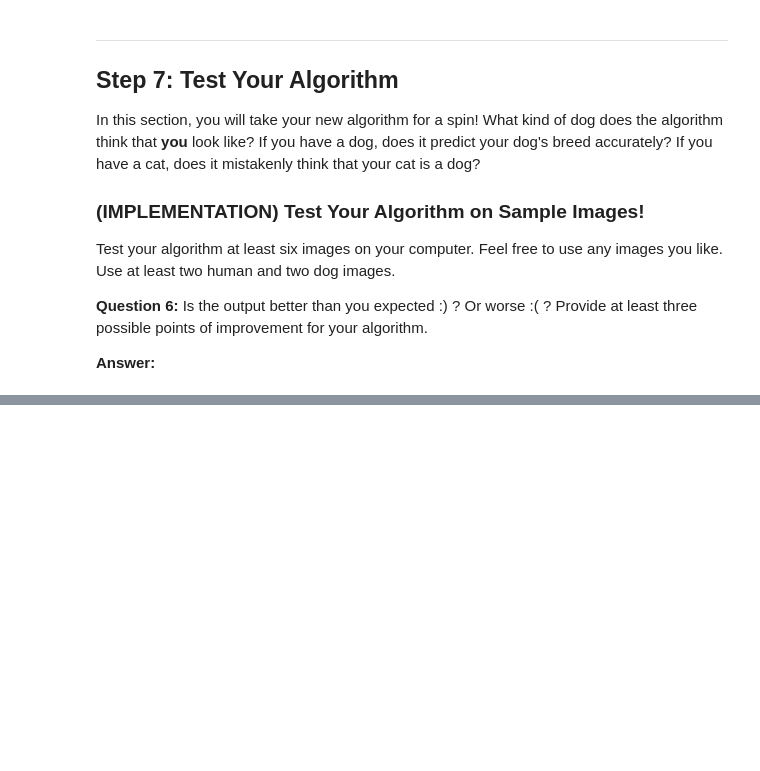
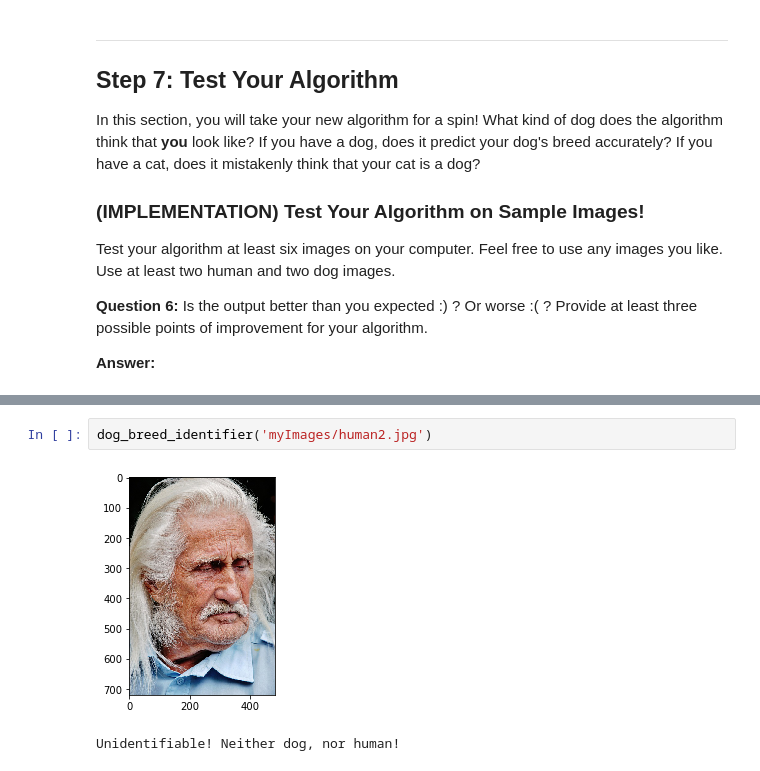
Before and after one commit to RoetGer/AIND2-dog-project, a Jupyter notebook: dog_app.ipynb, the cells around one changed output, grey strips where cells are left out. Saved outputs shown, nothing was run; the diff lists cells and outputs as text; blank space fills up the shorter version.

```diff
--- a/dog_app.ipynb
+++ b/dog_app.ipynb
@@ -925,0 +932,5 @@ example. Different Hyperparameters or regularization methods (e.g. BatchNormaliz
+# %%
+dog_breed_identifier('myImages/human2.jpg')
+# %% [output]
+[figure, added]
+Unidentifiable! Neither dog, nor human!
```
Also changed, not shown: parts of 21 cells of this notebook.
